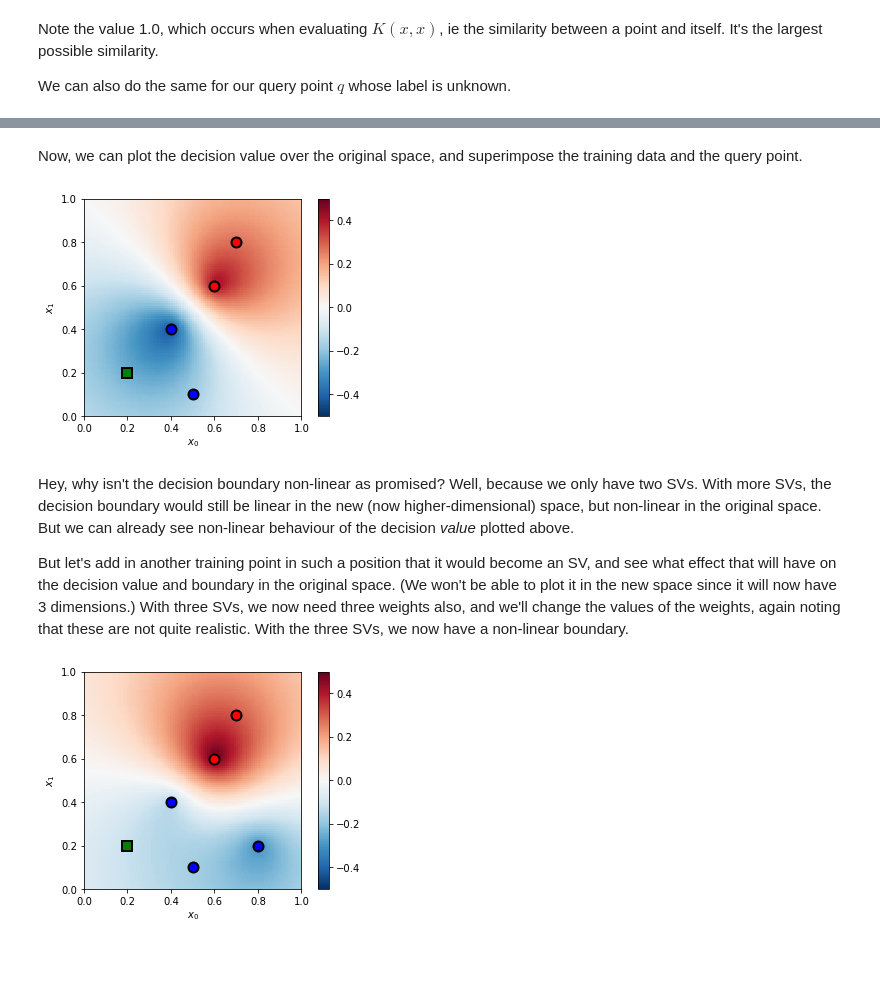
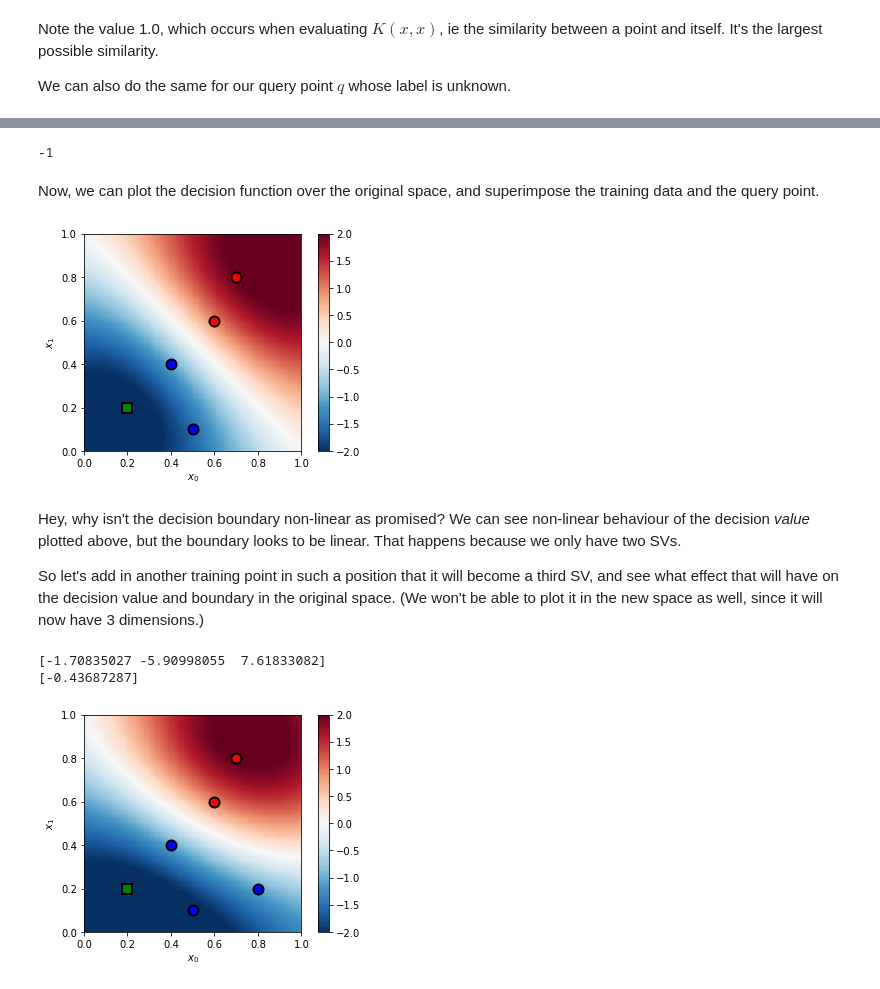
Before and after one commit to jmmcd/ML-snippets, a Jupyter notebook: SVM/SVM_implicit_feature_space.ipynb, the cells around one changed output, grey strips where cells are left out. Drawn from its saved outputs; the diff is of its cells as text; code cells hidden in the pictures; blank space fills up the shorter version.

Commit message:
Fixed a bug in the kernel, and introduced sklearn SVM to give realistic solutions.

```diff
--- a/SVM/SVM_implicit_feature_space.ipynb
+++ b/SVM/SVM_implicit_feature_space.ipynb
@@ -55,0 +77,9 @@ Any point $q$ in the original space will be (implicitly) mapped to a point $z(q)
+# %%
+svc = SVC(kernel='rbf', gamma=1 / (2 * h**2), C=10)
+svc.fit(X, y)
+SVs = svc.support_vectors_
+w = svc.dual_coef_[0]
+b = svc.intercept_
+print(SVs)
+print(w)
+print(b)
@@ -63,5 +96,4 @@ Let's suppose that we have exactly two support vectors, that is two of our train
 # %%
-SVs = X[1:3]
 Z = np.array([z(xi, SVs) for xi in X])
 Z
 # %% [output]
@@ -111,11 +139,9 @@ It's interesting to look at the *decision value* $\sum_i w_i K(q, x_i)$, ie the
 # %%
-w = [-1, 1]
-
-def decision_value(q, SVs):
-    wx = np.sum(w[i] * K(q, SVs[i]) for i in range(len(SVs)))
+def decision_function(q, SVs):
+    wx = b + np.sum(w[i] * K(q, SVs[i]) for i in range(len(SVs)))
     return wx
 
-def decision_function(q, SVs):
-    if decision_value(q, SVs) > 0: return +1
+def predict(q, SVs):
+    if decision_function(q, SVs) > 0: return +1
     else                         : return -1
 # %% [markdown]
@@ -131,14 +153,18 @@ decision_function(q, SVs)
+# %%
+predict(q, SVs)
+# %% [output]
+-1
 # %% [markdown]
-Now, we can plot the decision value over the original space, and superimpose the training data and the query point.
+Now, we can plot the decision function over the original space, and superimpose the training data and the query point.
 # %%
 g = 101
 grid = np.linspace(0, 1, g)
 im = np.zeros((g, g))
 for i in range(g):
     for j in range(g):
-        im[i, j] = decision_value((grid[i], grid[j]), SVs)
+        im[i, j] = decision_function((grid[i], grid[j]), SVs)
 # %%
-plt.pcolor(grid, grid, im.T, cmap='RdBu_r', vmin=-0.5, vmax=+0.5)
+plt.pcolor(grid, grid, im.T, cmap='RdBu_r', vmin=-2, vmax=+2)
 plt.colorbar()
 plt.plot(X[y_neg, 0], X[y_neg, 1], '.', c='b', markersize=20, mew=2, mec='k')
 plt.plot(X[y_pos, 0], X[y_pos, 1], '.', c='r', markersize=20, mew=2, mec='k')
@@ -147,32 +173,39 @@ plt.xlabel(r"$x_0$")
 plt.ylabel(r"$x_1$")
 plt.axes().set_aspect('equal')
 # %% [output]
-[figure, old version]
+[figure, new version]
 # %% [markdown]
-Hey, why isn't the decision boundary non-linear as promised? Well, because we only have two SVs. With more SVs, the decision boundary would still be linear in the new (now higher-dimensional) space, but non-linear in the original space. But we can already see non-linear behaviour of the decision *value* plotted above.
+Hey, why isn't the decision boundary non-linear as promised? We can see non-linear behaviour of the decision *value* plotted above, but the boundary looks to be linear. That happens because we only have two SVs.
 
-But let's add in another training point in such a position that it would become an SV, and see what effect that will have on the decision value and boundary in the original space. (We won't be able to plot it in the new space since it will now have 3 dimensions.) With three SVs, we now need three weights also, and we'll change the values of the weights, again noting that these are not quite realistic. With the three SVs, we now have a non-linear boundary.
+So let's add in another training point in such a position that it will become a third SV, and see what effect that will have on the decision value and boundary in the original space. (We won't be able to plot it in the new space as well, since it will now have 3 dimensions.)
 # %%
 X = np.array([[0.5, 0.1], [0.8, 0.2], [0.4, 0.4], [0.6, 0.6], [0.7, 0.8]])
 y = np.array([-1, -1, -1, 1, 1])
 y_pos = (y == 1)
 y_neg = (y == -1)
 
-SVs = X[1:4]
-w = [-0.5, -0.5, 1]
+svc = SVC(kernel='rbf', gamma=1 / (2 * h**2), C=10)
+svc.fit(X, y)
+SVs = svc.support_vectors_
+w = svc.dual_coef_[0]
+b = svc.intercept_
+print(w)
+print(b)
 
 for i in range(g):
     for j in range(g):
-        im[i, j] = decision_value((grid[i], grid[j]), SVs)
+        im[i, j] = decision_function((grid[i], grid[j]), SVs)
 
-plt.pcolor(grid, grid, im.T, cmap='RdBu_r', vmin=-0.5, vmax=+0.5)
+plt.pcolor(grid, grid, im.T, cmap='RdBu_r', vmin=-2, vmax=+2)
 plt.colorbar()
 
 plt.plot(X[y_neg, 0], X[y_neg, 1], '.', c='b', markersize=20, mew=2, mec='k')
 plt.plot(X[y_pos, 0], X[y_pos, 1], '.', c='r', markersize=20, mew=2, mec='k')
 plt.plot(q[0], q[1], 's', c='g', markersize=10, mew=2, mec='k')
 plt.xlabel(r"$x_0$")
 plt.ylabel(r"$x_1$")
 plt.axes().set_aspect('equal')
 # %% [output]
+[-1.70835027 -5.90998055  7.61833082]
+[-0.43687287]
-[figure, old version]
+[figure, new version]
```
Also changed, not shown: parts of 33 cells of this notebook.
